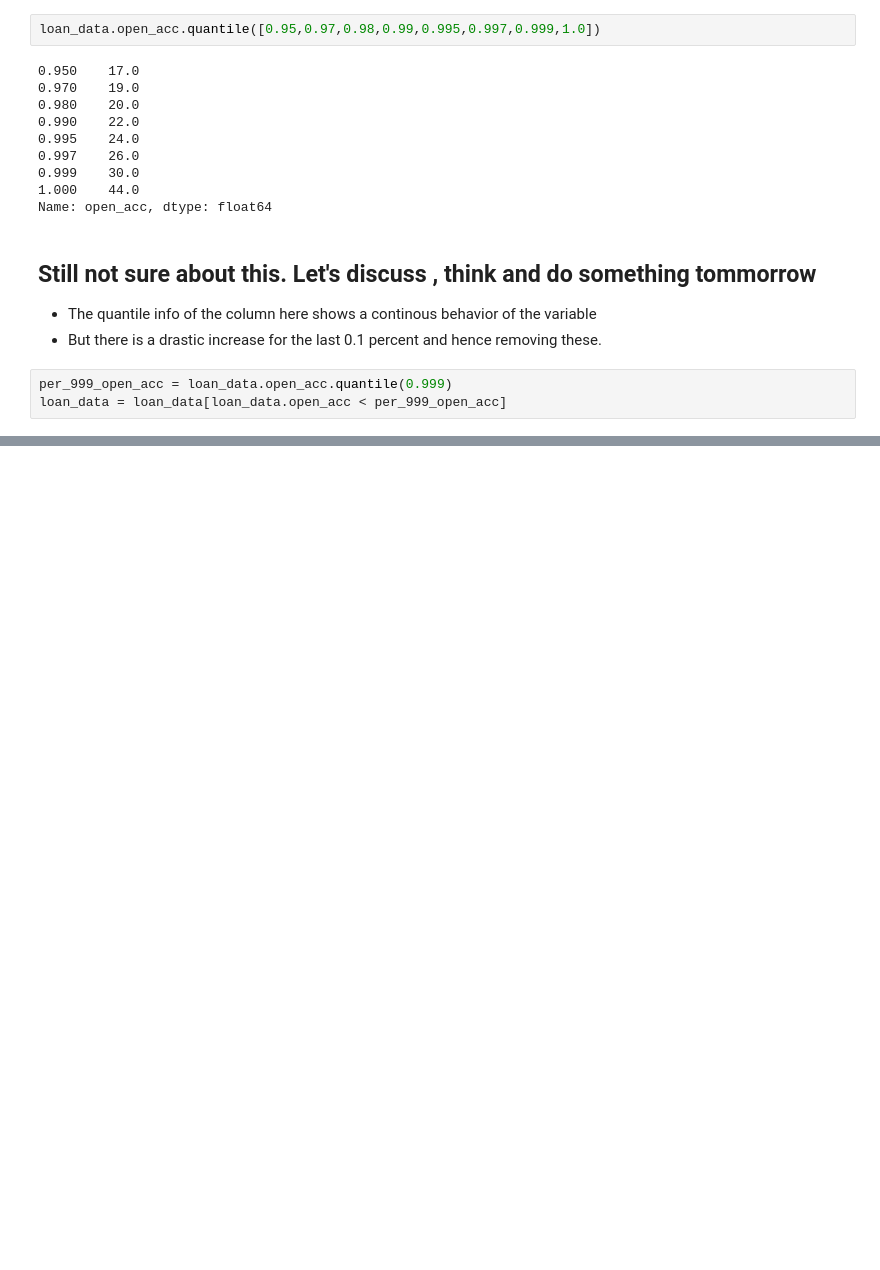
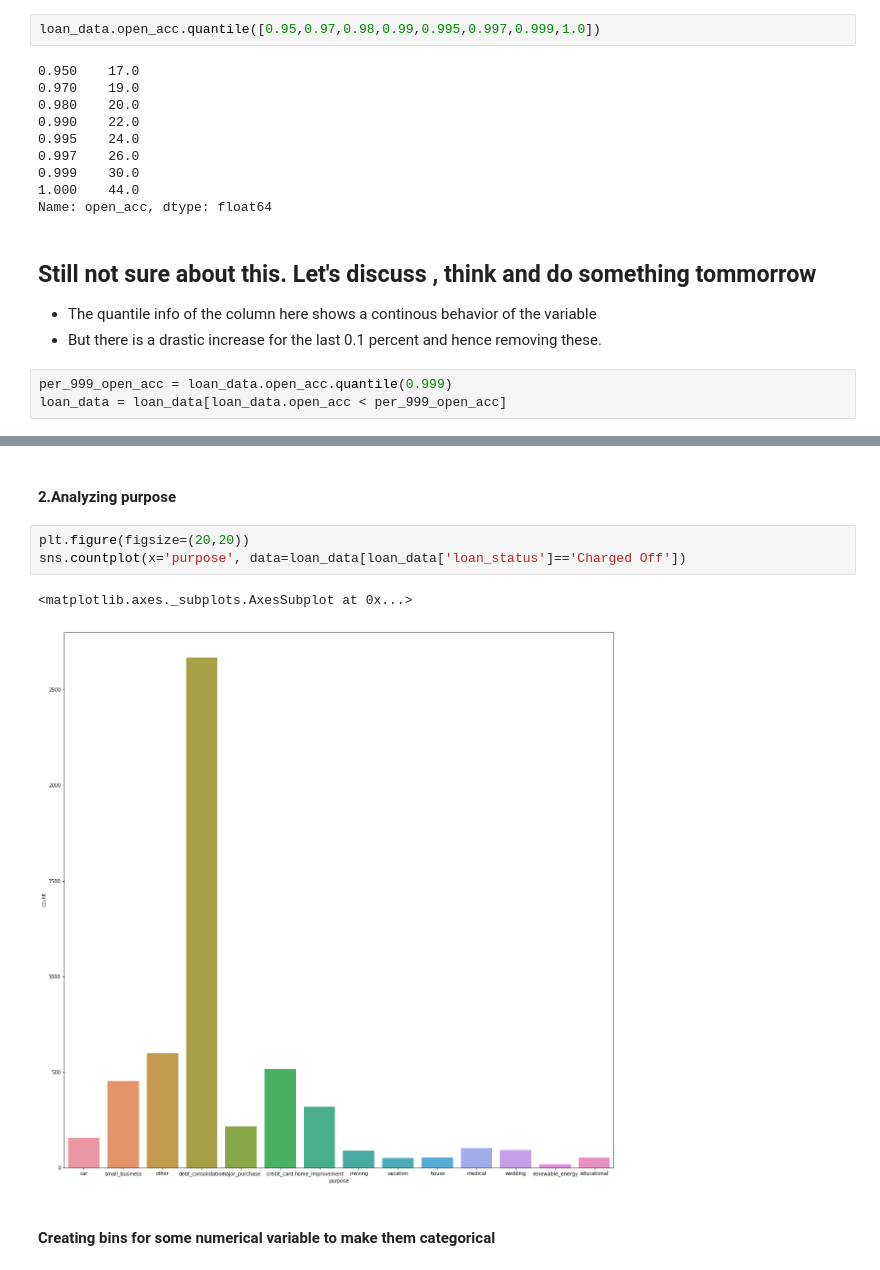
Before and after one commit to anushkaparadkar/lending-club-case-study, a Jupyter notebook: lending-case-study.ipynb, the cells around one changed output, grey strips where cells are left out. Saved outputs shown, nothing was run; the diff lists cells and outputs as text; blank space fills up the shorter version.

```diff
--- a/lending-case-study.ipynb
+++ b/lending-case-study.ipynb
@@ -282,0 +321,10 @@ sns.boxplot(loan_data.open_acc)
+# %% [markdown]
+####  2.Analyzing purpose
+# %%
+plt.figure(figsize=(20,20))
+sns.countplot(x='purpose', data=loan_data[loan_data['loan_status']=='Charged Off'])
+# %% [output]
+<matplotlib.axes._subplots.AxesSubplot at 0x...>
+[figure, added]
+# %% [markdown]
+#### Creating bins for some numerical variable to make them categorical
```
Also changed, not shown: parts of 19 cells of this notebook.
